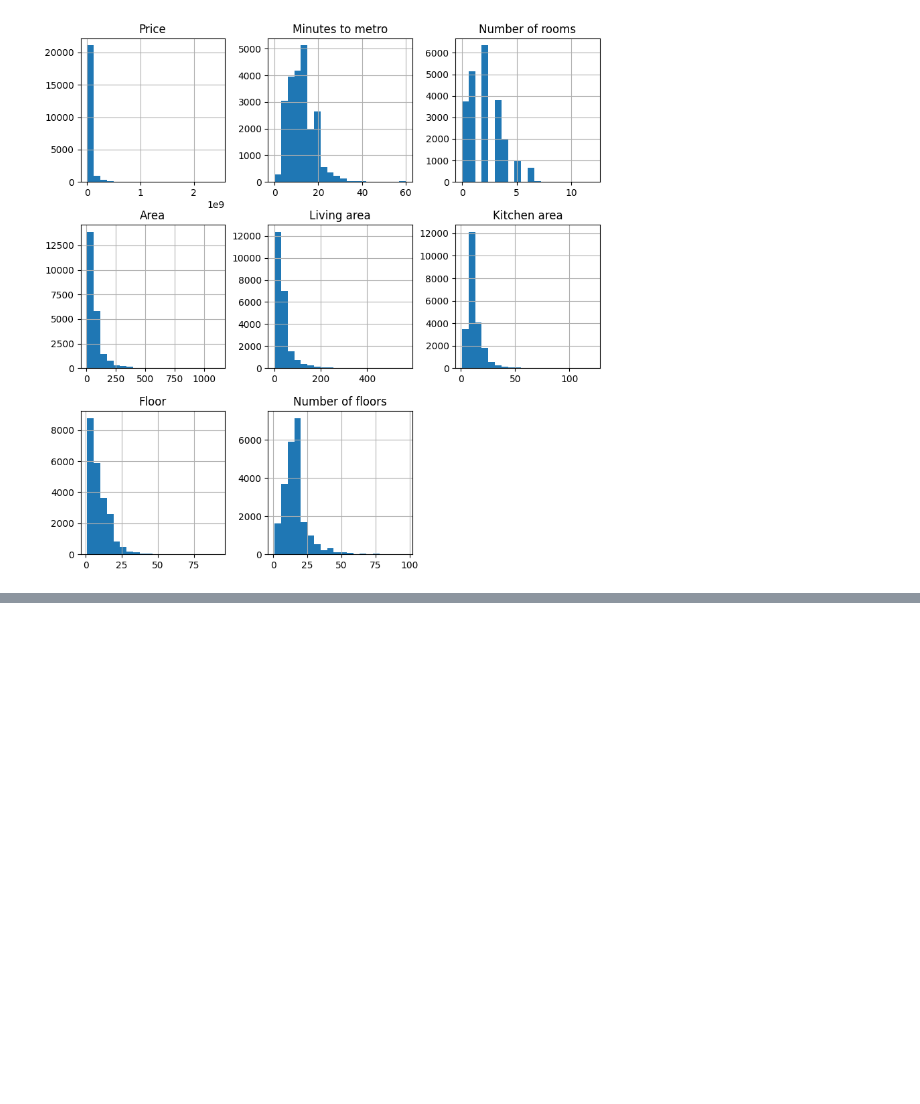
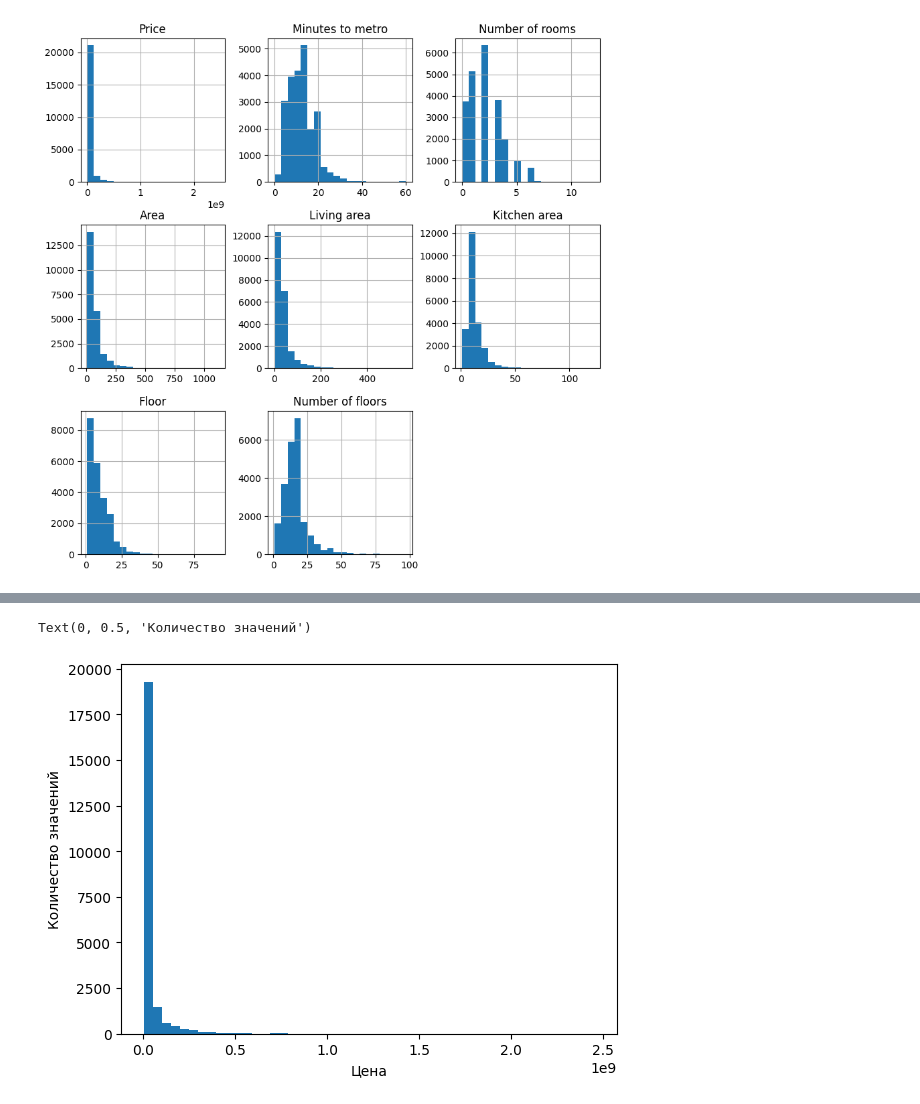
Before and after one commit to whykitsune/dmmt-project-ml, a Jupyter notebook: dw_project.ipynb, the cells around one changed output, grey strips where cells are left out. Saved outputs shown, nothing was run; the diff lists cells and outputs as text; code cells hidden in the pictures; blank space fills up the shorter version.

```diff
--- a/dw_project.ipynb
+++ b/dw_project.ipynb
@@ -82,0 +141,7 @@ Name: Apartment type, dtype: int64
+# %%
+plt.hist(df['Price'], bins=50)
+plt.xlabel('Цена')
+plt.ylabel('Количество значений')
+# %% [output]
+Text(0, 0.5, 'Количество значений')
+[figure, added]
```
Also changed, not shown: parts of 30 cells of this notebook.
